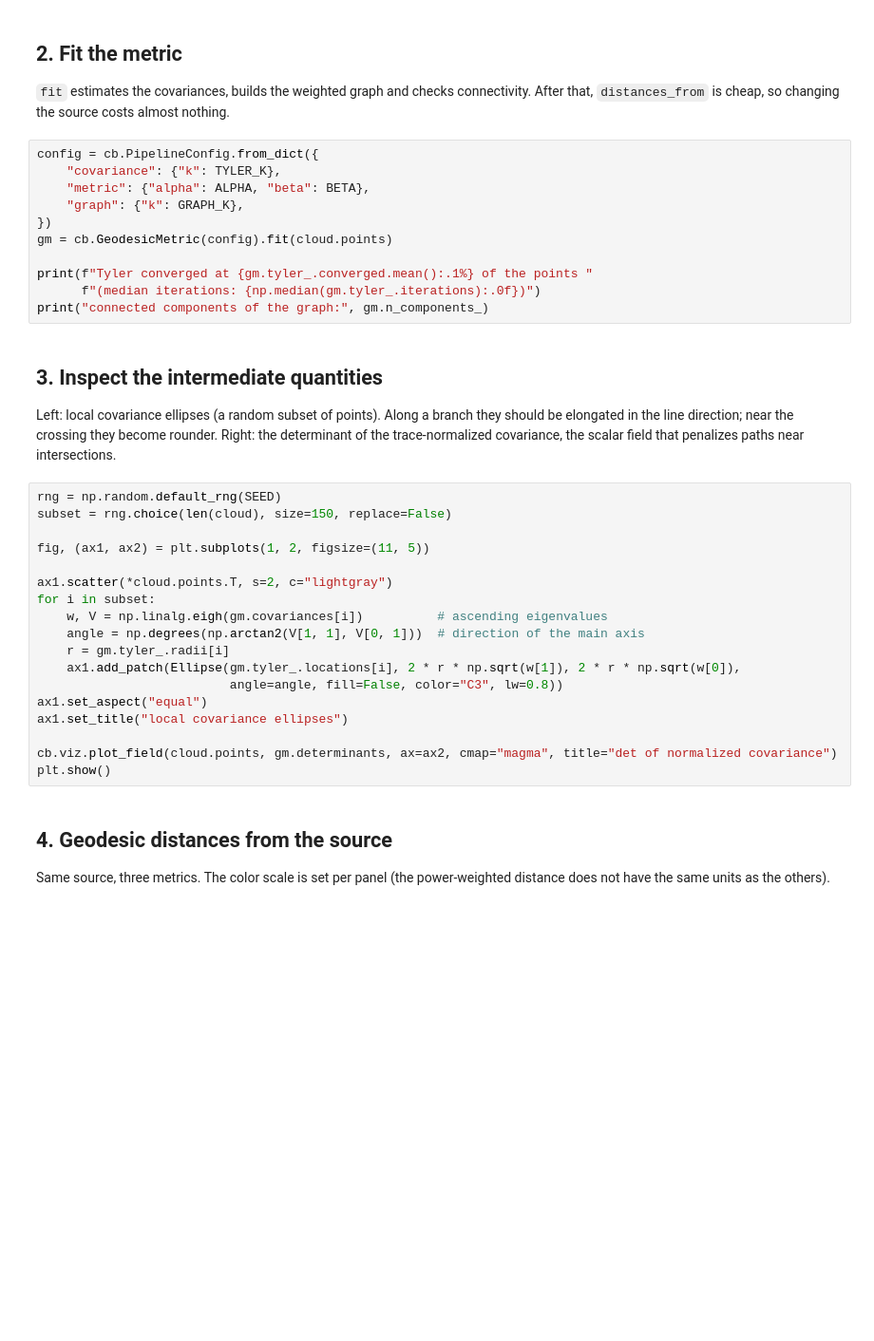
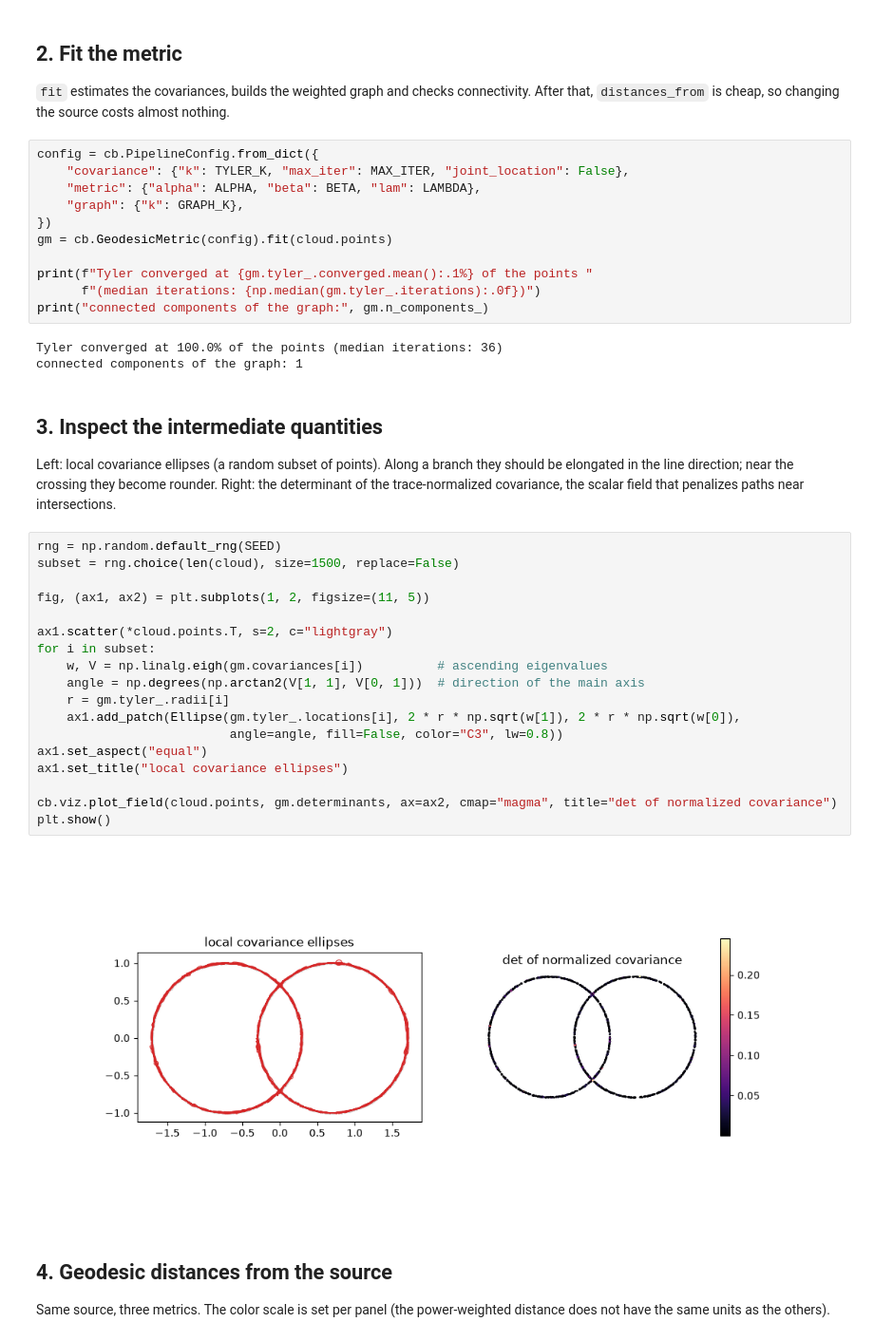
Before and after one commit to EmilienGanier/CovBIM, a Jupyter notebook: experiments/notebooks/00_quickstart.ipynb, the cells around one changed output. Shown at 95% size. Saved outputs shown, nothing was run; the diff lists cells and outputs as text; blank space fills up the shorter version.

```diff
--- a/experiments/notebooks/00_quickstart.ipynb
+++ b/experiments/notebooks/00_quickstart.ipynb
@@ -51,8 +59,8 @@ print("source index:", source)
 `fit` estimates the covariances, builds the weighted graph and checks connectivity. After that, `distances_from` is cheap, so changing the source costs almost nothing.
 # %%
 config = cb.PipelineConfig.from_dict({
-    "covariance": {"k": TYLER_K},
-    "metric": {"alpha": ALPHA, "beta": BETA},
+    "covariance": {"k": TYLER_K, "max_iter": MAX_ITER, "joint_location": False},
+    "metric": {"alpha": ALPHA, "beta": BETA, "lam": LAMBDA},
     "graph": {"k": GRAPH_K},
 })
 gm = cb.GeodesicMetric(config).fit(cloud.points)
@@ -60,6 +68,9 @@ gm = cb.GeodesicMetric(config).fit(cloud.points)
 print(f"Tyler converged at {gm.tyler_.converged.mean():.1%} of the points "
       f"(median iterations: {np.median(gm.tyler_.iterations):.0f})")
 print("connected components of the graph:", gm.n_components_)
+# %% [output]
+Tyler converged at 100.0% of the points (median iterations: 36)
+connected components of the graph: 1
 # %% [markdown]
 ## 3. Inspect the intermediate quantities
 
@@ -67,22 +78,24 @@ Left: local covariance ellipses (a random subset of points). Along a branch they
 Right: the determinant of the trace-normalized covariance, the scalar field that penalizes paths near intersections.
 # %%
 rng = np.random.default_rng(SEED)
-subset = rng.choice(len(cloud), size=150, replace=False)
+subset = rng.choice(len(cloud), size=1500, replace=False)
 
 fig, (ax1, ax2) = plt.subplots(1, 2, figsize=(11, 5))
 
 ax1.scatter(*cloud.points.T, s=2, c="lightgray")
 for i in subset:
     w, V = np.linalg.eigh(gm.covariances[i])          # ascending eigenvalues
     angle = np.degrees(np.arctan2(V[1, 1], V[0, 1]))  # direction of the main axis
     r = gm.tyler_.radii[i]
     ax1.add_patch(Ellipse(gm.tyler_.locations[i], 2 * r * np.sqrt(w[1]), 2 * r * np.sqrt(w[0]),
                           angle=angle, fill=False, color="C3", lw=0.8))
 ax1.set_aspect("equal")
 ax1.set_title("local covariance ellipses")
 
 cb.viz.plot_field(cloud.points, gm.determinants, ax=ax2, cmap="magma", title="det of normalized covariance")
 plt.show()
+# %% [output]
+[figure, added]
 # %% [markdown]
 ## 4. Geodesic distances from the source
 
```
Also changed, not shown: parts of 8 cells of this notebook, 2 other files.
